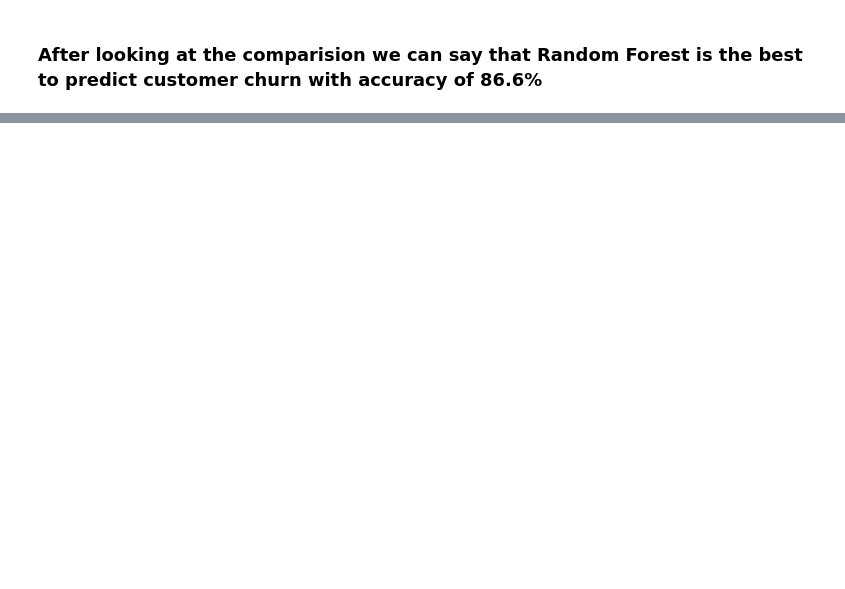
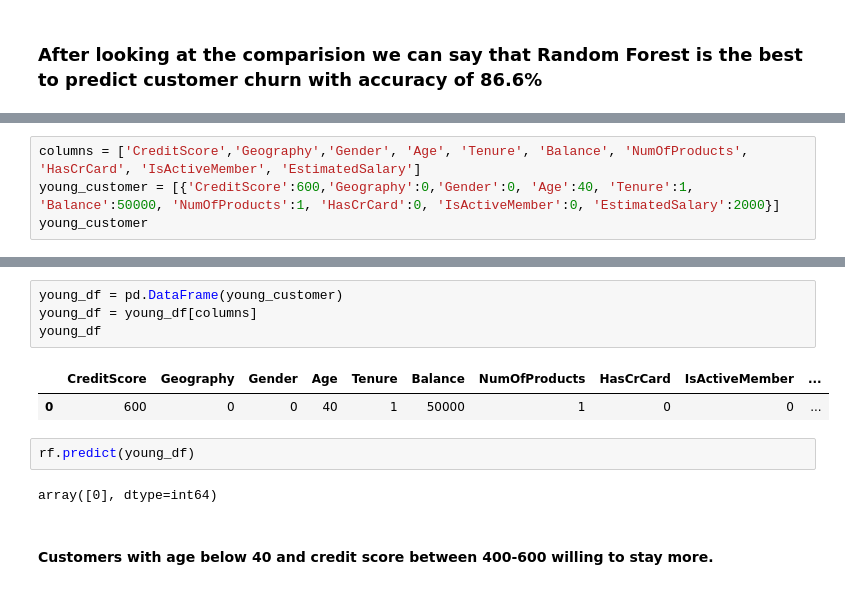
Before and after one commit to kavitamalviya/Bank-Customer-Churn-Analysis, a Jupyter notebook: Capstone2- Customer Churn Analysis.ipynb, the cells around one changed output, grey strips where cells are left out. Cells and saved outputs as stored; diff of their text form; blank space fills up the shorter version.

```diff
--- a/Capstone2- Customer Churn Analysis.ipynb
+++ b/Capstone2- Customer Churn Analysis.ipynb
@@ -1151,0 +1149,4 @@ plt.show()
+# %%
+columns = ['CreditScore','Geography','Gender', 'Age', 'Tenure', 'Balance', 'NumOfProducts', 'HasCrCard', 'IsActiveMember', 'EstimatedSalary']
+young_customer = [{'CreditScore':600,'Geography':0,'Gender':0, 'Age':40, 'Tenure':1, 'Balance':50000, 'NumOfProducts':1, 'HasCrCard':0, 'IsActiveMember':0, 'EstimatedSalary':2000}]
+young_customer
@@ -1151,0 +1164,13 @@ plt.show()
+# %%
+young_df = pd.DataFrame(young_customer)
+young_df = young_df[columns]
+young_df
+# %% [output]
+|  | CreditScore | Geography | Gender | Age | Tenure | Balance | NumOfProducts | HasCrCard | IsActiveMember | ... |
+| 0 | 600 | 0 | 0 | 40 | 1 | 50000 | 1 | 0 | 0 | ... |
+# %%
+rf.predict(young_df)
+# %% [output]
+array([0], dtype=int64)
+# %% [markdown]
+#### Customers with age below 40 and credit score between 400-600 willing to stay more.
```
Also changed, not shown: parts of 26 cells of this notebook.
